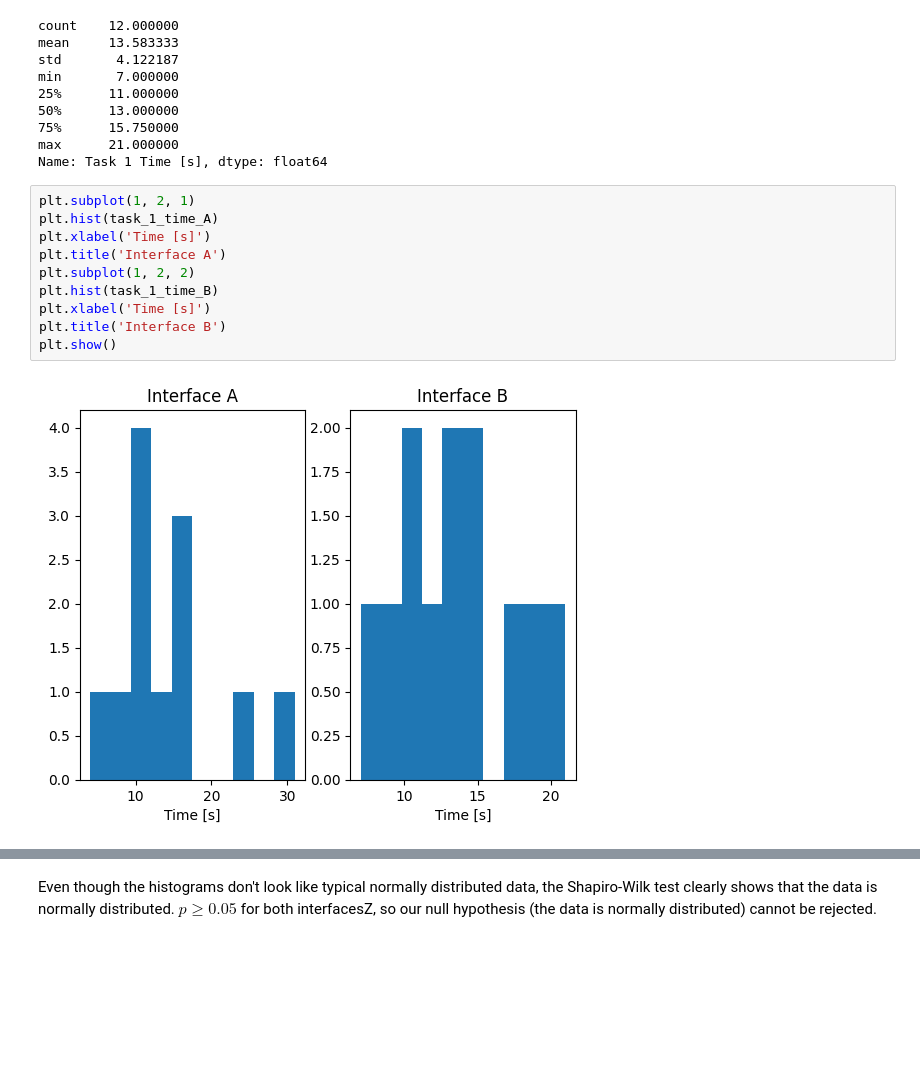
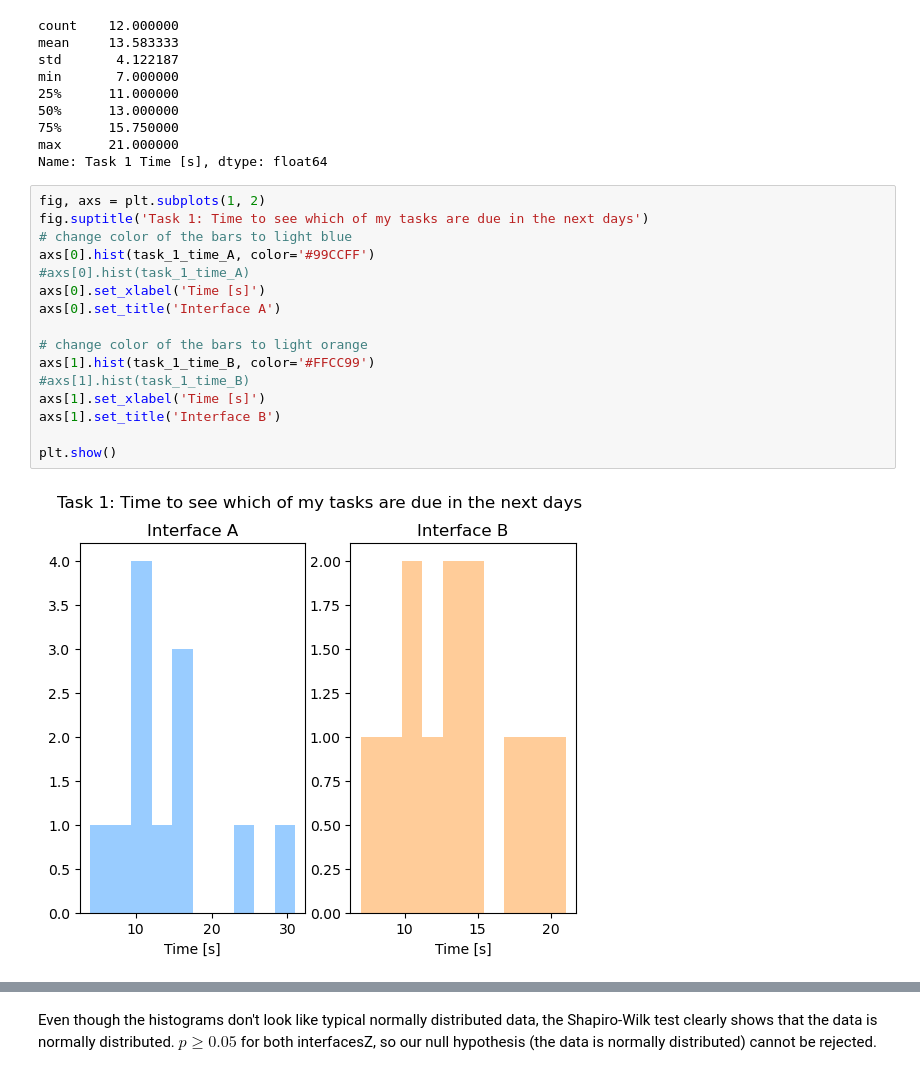
Before and after one commit to duxirosenberg/hci-project-hci2023-group-25, a Jupyter notebook: Deliverables/Study/Statistical Analysis.ipynb, the cells around one changed output, grey strips where cells are left out. Drawn from its saved outputs; the diff is of its cells as text; blank space fills up the shorter version.

Commit message:
changed plots Stat Analysis

```diff
--- a/Deliverables/Study/Statistical Analysis.ipynb
+++ b/Deliverables/Study/Statistical Analysis.ipynb
@@ -44,18 +44,24 @@ min       7.000000
 75%      15.750000
 max      21.000000
 Name: Task 1 Time [s], dtype: float64
-# %%
-plt.subplot(1, 2, 1)
-plt.hist(task_1_time_A)
-plt.xlabel('Time [s]')
-plt.title('Interface A')
-plt.subplot(1, 2, 2)
-plt.hist(task_1_time_B)
-plt.xlabel('Time [s]')
-plt.title('Interface B')
-plt.show()
-# %% [output]
-[figure, removed]
+# %%
+fig, axs = plt.subplots(1, 2)
+fig.suptitle('Task 1: Time to see which of my tasks are due in the next days')
+# change color of the bars to light blue
+axs[0].hist(task_1_time_A, color='#99CCFF')
+#axs[0].hist(task_1_time_A)
+axs[0].set_xlabel('Time [s]')
+axs[0].set_title('Interface A')
+
+# change color of the bars to light orange
+axs[1].hist(task_1_time_B, color='#FFCC99')
+#axs[1].hist(task_1_time_B)
+axs[1].set_xlabel('Time [s]')
+axs[1].set_title('Interface B')
+
+plt.show()
+# %% [output]
+[figure, added]
 # %%
 display(stats.shapiro(task_1_time_A), stats.shapiro(task_1_time_B))
 # %% [output]
```
Also changed, not shown: parts of 10 cells of this notebook.
